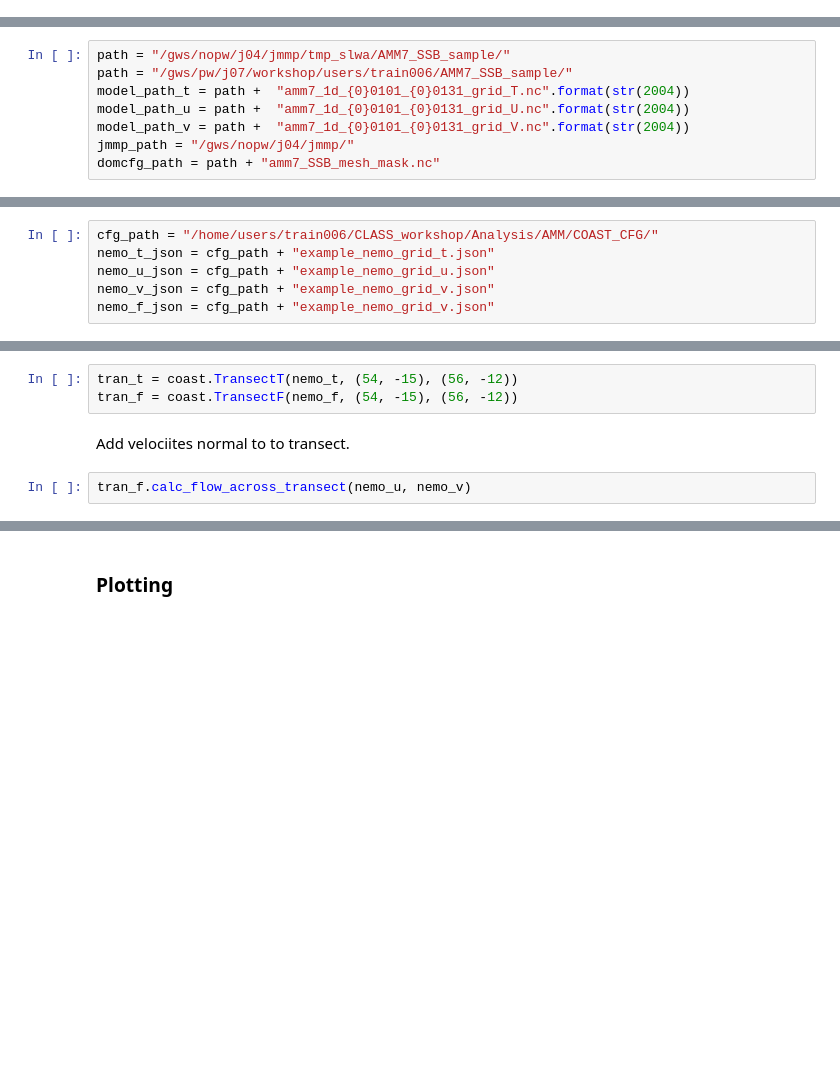
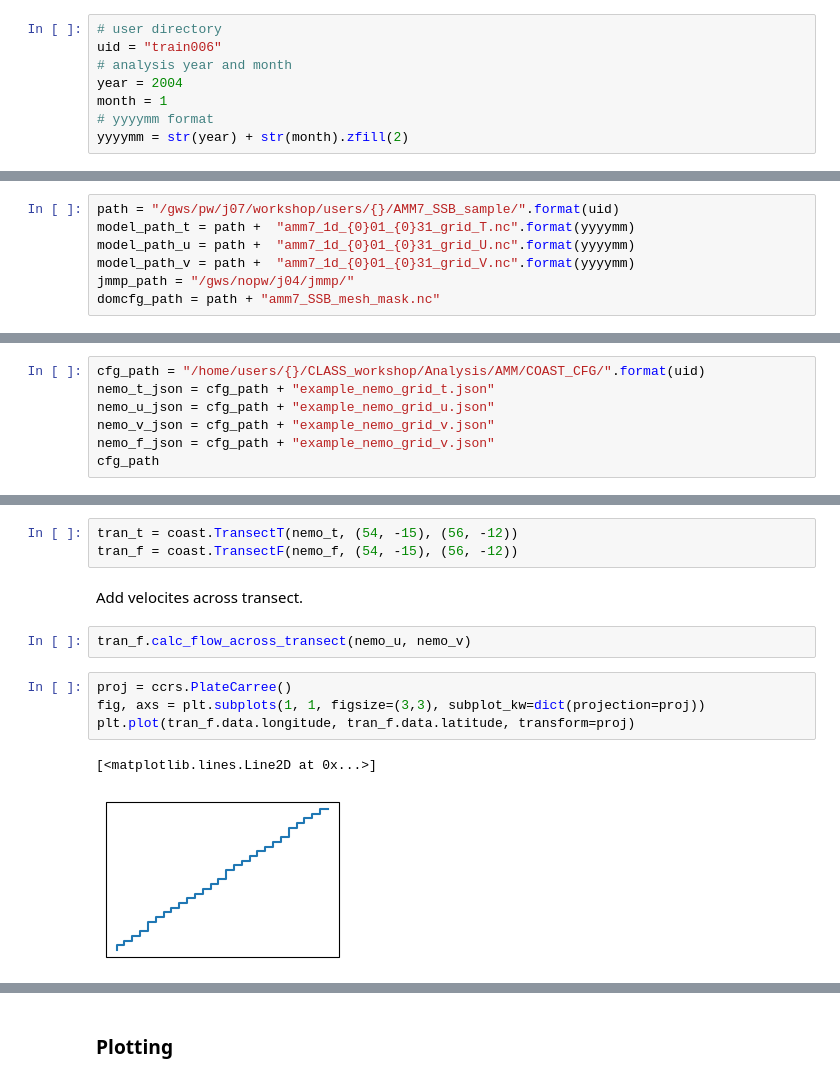
Before and after one commit to NOC-MSM/CLASS_workshop, a Jupyter notebook: Analysis/AMM/Notebooks/transect_exercise.ipynb, the cells around one changed output, grey strips where cells are left out. Cells and saved outputs as stored; diff of their text form; blank space fills up the shorter version.

Commit message:
expanded transect plotting and fixed paths

```diff
--- a/Analysis/AMM/Notebooks/transect_exercise.ipynb
+++ b/Analysis/AMM/Notebooks/transect_exercise.ipynb
@@ -18,21 +21,29 @@ Implementing implicit namespace packages (as specified in PEP 420) is preferred
 Implementing implicit namespace packages (as specified in PEP 420) is preferred to `pkg_resources.declare_namespace`. See https://setuptools.pypa.io/en/latest/references/keywords.html#keyword-namespac ...
 Implementing implicit namespace packages (as specified in PEP 420) is preferred to `pkg_resources.declare_namespace`. See https://setuptools.pypa.io/en/latest/references/keywords.html#keyword-namespac ...
 Implementing implicit namespace packages (as specified in PEP 420) is preferred to `pkg_resources.declare_namespace`. See https://setuptools.pypa.io/en/latest/references/keywords.html#keyword-namespac ...
+# %%
+# user directory
+uid = "train006"
+# analysis year and month
+year = 2004
+month = 1
+# yyyymm format
+yyyymm = str(year) + str(month).zfill(2)
 # %% [markdown]
 Set model paths
 # %%
-path = "/gws/nopw/j04/jmmp/tmp_slwa/AMM7_SSB_sample/"
-path = "/gws/pw/j07/workshop/users/train006/AMM7_SSB_sample/"
-model_path_t = path +  "amm7_1d_{0}0101_{0}0131_grid_T.nc".format(str(2004))
-model_path_u = path +  "amm7_1d_{0}0101_{0}0131_grid_U.nc".format(str(2004))
-model_path_v = path +  "amm7_1d_{0}0101_{0}0131_grid_V.nc".format(str(2004))
+path = "/gws/pw/j07/workshop/users/{}/AMM7_SSB_sample/".format(uid)
+model_path_t = path +  "amm7_1d_{0}01_{0}31_grid_T.nc".format(yyyymm)
+model_path_u = path +  "amm7_1d_{0}01_{0}31_grid_U.nc".format(yyyymm)
+model_path_v = path +  "amm7_1d_{0}01_{0}31_grid_V.nc".format(yyyymm)
 jmmp_path = "/gws/nopw/j04/jmmp/"
 domcfg_path = path + "amm7_SSB_mesh_mask.nc"
 # %% [markdown]
 Set coast config paths
 # %%
-cfg_path = "/home/users/train006/CLASS_workshop/Analysis/AMM/COAST_CFG/"
+cfg_path = "/home/users/{}/CLASS_workshop/Analysis/AMM/COAST_CFG/".format(uid)
 nemo_t_json = cfg_path + "example_nemo_grid_t.json"
 nemo_u_json = cfg_path + "example_nemo_grid_u.json"
 nemo_v_json = cfg_path + "example_nemo_grid_v.json"
 nemo_f_json = cfg_path + "example_nemo_grid_v.json"
+cfg_path
@@ -54,6 +67,13 @@ Get transects at T and F points.
 tran_t = coast.TransectT(nemo_t, (54, -15), (56, -12))
 tran_f = coast.TransectF(nemo_f, (54, -15), (56, -12))
 # %% [markdown]
-Add velociites normal to to transect.
+Add velocites across transect.
 # %%
 tran_f.calc_flow_across_transect(nemo_u, nemo_v)
+# %%
+proj = ccrs.PlateCarree()
+fig, axs = plt.subplots(1, 1, figsize=(3,3), subplot_kw=dict(projection=proj))
+plt.plot(tran_f.data.longitude, tran_f.data.latitude, transform=proj)
+# %% [output]
+[<matplotlib.lines.Line2D at 0x...>]
+[figure, new version]
```
Also changed, not shown: parts of 9 cells of this notebook, 1 other file.
